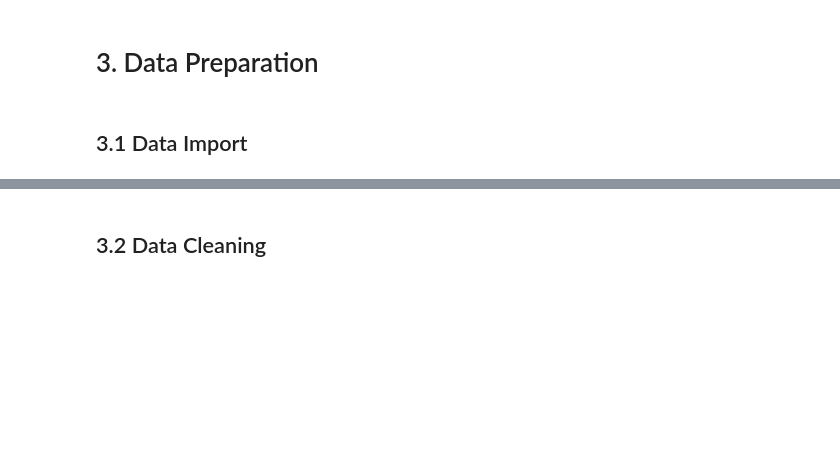
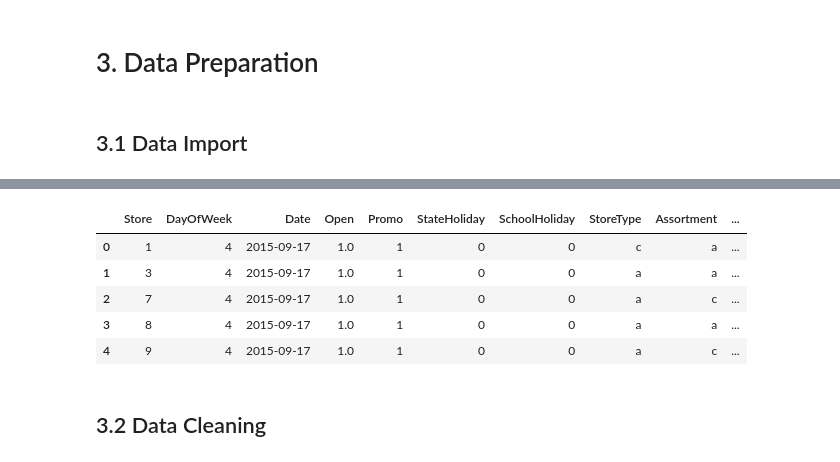
Before and after one commit to lucasstelm/rossman_sales, a Jupyter notebook: notebooks/rossman_sales_prediction.ipynb, the cells around one changed output, grey strips where cells are left out. Saved outputs shown, nothing was run; the diff lists cells and outputs as text; code cells hidden in the pictures; blank space fills up the shorter version.

```diff
--- a/notebooks/rossman_sales_prediction.ipynb
+++ b/notebooks/rossman_sales_prediction.ipynb
@@ -203,3 +224,16 @@ Number of columns: 18
+# %%
+df_sales_test = pd.read_csv('/Users/lucasstelmastchuk/Documents/repos/rossman_sales/data/test.csv', low_memory=False)
+df_raw_test = pd.merge(df_sales_test, df_store_raw, how='left', on='Store')
+X_test = df_raw_test.drop(['Id'], axis=1).copy()
+X_test['Date'] = pd.to_datetime(X_test['Date'])
+X_test.head()
+# %% [output]
+|  | Store | DayOfWeek | Date | Open | Promo | StateHoliday | SchoolHoliday | StoreType | Assortment | ... |
+| 0 | 1 | 4 | 2015-09-17 | 1.0 | 1 | 0 | 0 | c | a | ... |
+| 1 | 3 | 4 | 2015-09-17 | 1.0 | 1 | 0 | 0 | a | a | ... |
+| 2 | 7 | 4 | 2015-09-17 | 1.0 | 1 | 0 | 0 | a | c | ... |
+| 3 | 8 | 4 | 2015-09-17 | 1.0 | 1 | 0 | 0 | a | a | ... |
+| 4 | 9 | 4 | 2015-09-17 | 1.0 | 1 | 0 | 0 | a | c | ... |
 # %% [markdown]
 ## 3.2 Data Cleaning
 # %%
```
Also changed, not shown: parts of 41 cells of this notebook.
